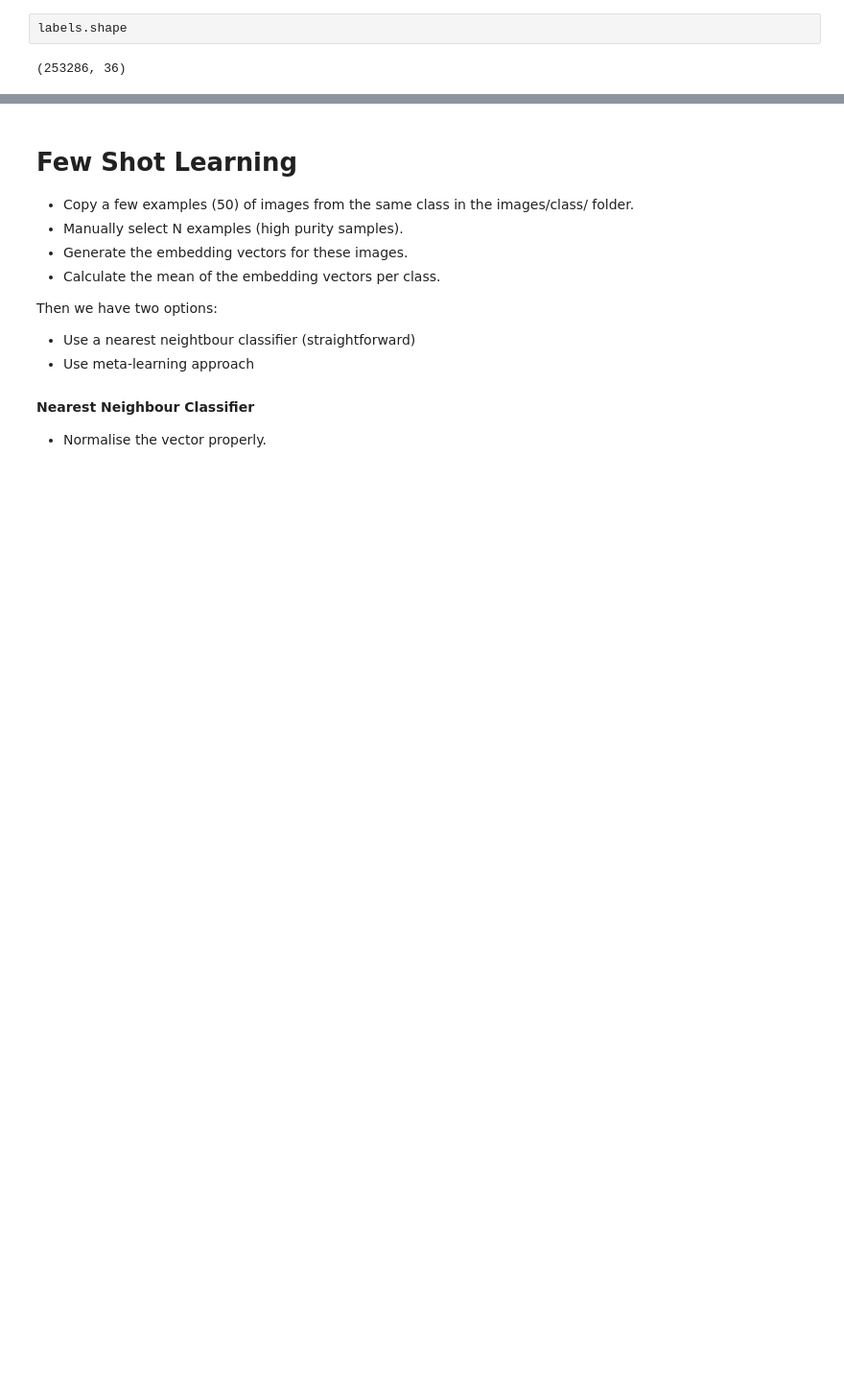
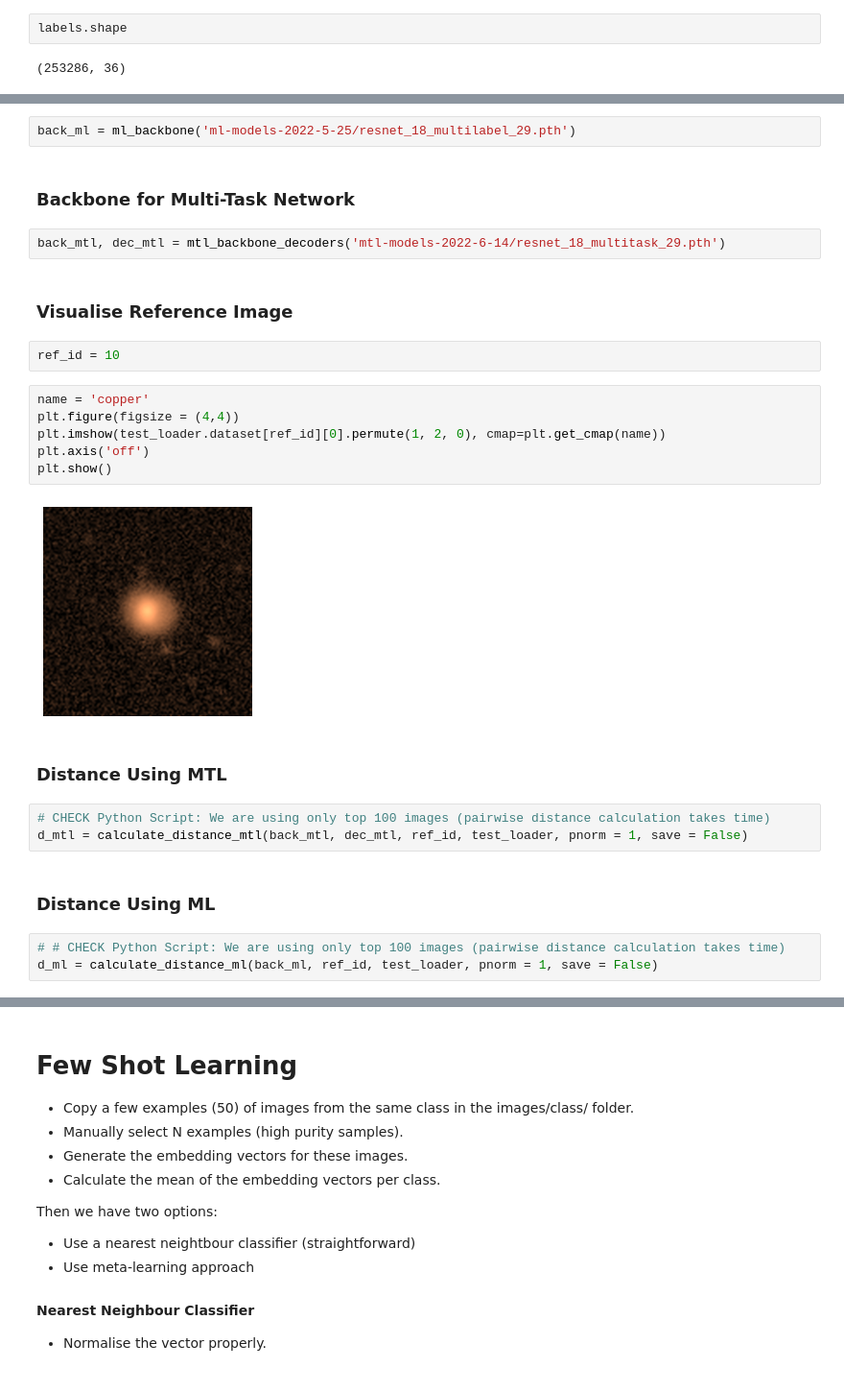
Before and after one commit to Harry45/MTL, a Jupyter notebook: decals.ipynb, the cells around one changed output, grey strips where cells are left out. Shown at 96% size. Saved outputs shown, nothing was run; the diff lists cells and outputs as text; blank space fills up the shorter version.

```diff
--- a/decals.ipynb
+++ b/decals.ipynb
@@ -307,0 +263,28 @@ model_1 = nn.Sequential(*list(model.children())[1]['task_1'].layers[:-1])
+# %%
+back_ml = ml_backbone('ml-models-2022-5-25/resnet_18_multilabel_29.pth')
+# %% [markdown]
+### Backbone for Multi-Task Network
+# %%
+back_mtl, dec_mtl = mtl_backbone_decoders('mtl-models-2022-6-14/resnet_18_multitask_29.pth')
+# %% [markdown]
+### Visualise Reference Image
+# %%
+ref_id = 10
+# %%
+name = 'copper'
+plt.figure(figsize = (4,4))
+plt.imshow(test_loader.dataset[ref_id][0].permute(1, 2, 0), cmap=plt.get_cmap(name))
+plt.axis('off')
+plt.show()
+# %% [output]
+[figure, added]
+# %% [markdown]
+### Distance Using MTL
+# %%
+# CHECK Python Script: We are using only top 100 images (pairwise distance calculation takes time)
+d_mtl = calculate_distance_mtl(back_mtl, dec_mtl, ref_id, test_loader, pnorm = 1, save = False)
+# %% [markdown]
+### Distance Using ML
+# %%
+# # CHECK Python Script: We are using only top 100 images (pairwise distance calculation takes time)
+d_ml = calculate_distance_ml(back_ml, ref_id, test_loader, pnorm = 1, save = False)
```
Also changed, not shown: parts of 221 cells of this notebook, 2 other files.
